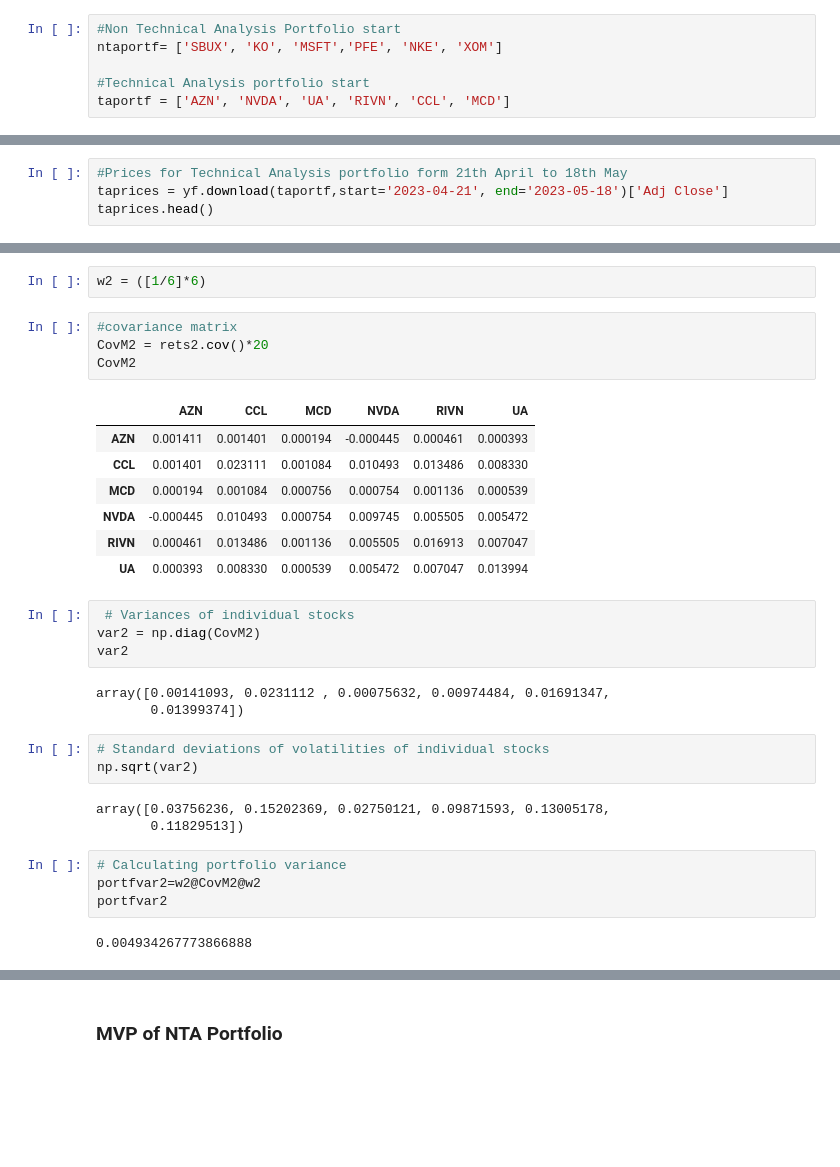
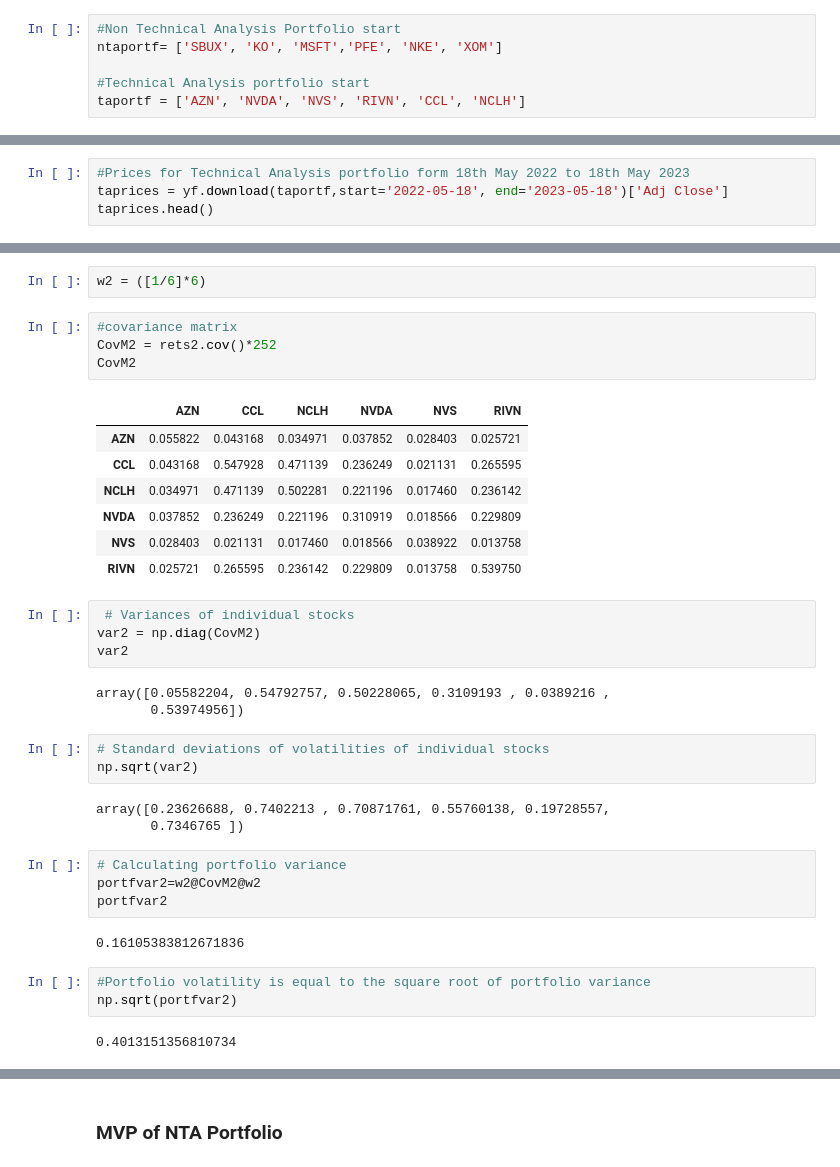
Before and after one commit to raketic-ognjen/Market-Watch-Tech-Analysis, a Jupyter notebook: TechAnalysis_Team6.ipynb, the cells around one changed output, grey strips where cells are left out. Cells and saved outputs as stored; diff of their text form; blank space fills up the shorter version.

```diff
--- a/TechAnalysis_Team6.ipynb
+++ b/TechAnalysis_Team6.ipynb
@@ -73,7 +73,7 @@ According to TA starting portfolio, we use 6 companies:
 ntaportf= ['SBUX', 'KO', 'MSFT','PFE', 'NKE', 'XOM']
 
 #Technical Analysis portfolio start
-taportf = ['AZN', 'NVDA', 'UA', 'RIVN', 'CCL', 'MCD']
+taportf = ['AZN', 'NVDA', 'NVS', 'RIVN', 'CCL', 'NCLH']
 # %% [markdown]
 ### Prices for NTA portfolio
 # %%
@@ -92,8 +92,8 @@ ntaprices.head()
 # %% [markdown]
 ### Prices for TA portfolio
 # %%
-#Prices for Technical Analysis portfolio form 21th April to 18th May
-taprices = yf.download(taportf,start='2023-04-21', end='2023-05-18')['Adj Close']
+#Prices for Technical Analysis portfolio form 18th May 2022 to 18th May 2023
+taprices = yf.download(taportf,start='2022-05-18', end='2023-05-18')['Adj Close']
 taprices.head()
 # %% [output]
 [*********************100%%**********************]  6 of 6 completed
@@ -439,35 +439,40 @@ inv.pV(w1,rets1),inv.pV(w1,rets1,vol=True)
 w2 = ([1/6]*6)
 # %%
 #covariance matrix
-CovM2 = rets2.cov()*20
+CovM2 = rets2.cov()*252
 CovM2
 # %% [output]
-|  | AZN | CCL | MCD | NVDA | RIVN | UA |
-| AZN | 0.001411 | 0.001401 | 0.000194 | -0.000445 | 0.000461 | 0.000393 |
-| CCL | 0.001401 | 0.023111 | 0.001084 | 0.010493 | 0.013486 | 0.008330 |
-| MCD | 0.000194 | 0.001084 | 0.000756 | 0.000754 | 0.001136 | 0.000539 |
-| NVDA | -0.000445 | 0.010493 | 0.000754 | 0.009745 | 0.005505 | 0.005472 |
-| RIVN | 0.000461 | 0.013486 | 0.001136 | 0.005505 | 0.016913 | 0.007047 |
-| UA | 0.000393 | 0.008330 | 0.000539 | 0.005472 | 0.007047 | 0.013994 |
+|  | AZN | CCL | NCLH | NVDA | NVS | RIVN |
+| AZN | 0.055822 | 0.043168 | 0.034971 | 0.037852 | 0.028403 | 0.025721 |
+| CCL | 0.043168 | 0.547928 | 0.471139 | 0.236249 | 0.021131 | 0.265595 |
+| NCLH | 0.034971 | 0.471139 | 0.502281 | 0.221196 | 0.017460 | 0.236142 |
+| NVDA | 0.037852 | 0.236249 | 0.221196 | 0.310919 | 0.018566 | 0.229809 |
+| NVS | 0.028403 | 0.021131 | 0.017460 | 0.018566 | 0.038922 | 0.013758 |
+| RIVN | 0.025721 | 0.265595 | 0.236142 | 0.229809 | 0.013758 | 0.539750 |
 # %%
  # Variances of individual stocks
 var2 = np.diag(CovM2)
 var2
 # %% [output]
-array([0.00141093, 0.0231112 , 0.00075632, 0.00974484, 0.01691347,
-       0.01399374])
+array([0.05582204, 0.54792757, 0.50228065, 0.3109193 , 0.0389216 ,
+       0.53974956])
 # %%
 # Standard deviations of volatilities of individual stocks
 np.sqrt(var2)
 # %% [output]
-array([0.03756236, 0.15202369, 0.02750121, 0.09871593, 0.13005178,
-       0.11829513])
+array([0.23626688, 0.7402213 , 0.70871761, 0.55760138, 0.19728557,
+       0.7346765 ])
 # %%
 # Calculating portfolio variance
 portfvar2=w2@CovM2@w2
 portfvar2
 # %% [output]
-0.004934267773866888
+0.16105383812671836
+# %%
+#Portfolio volatility is equal to the square root of portfolio variance
+np.sqrt(portfvar2)
+# %% [output]
+0.4013151356810734
 # %%
 #Correlations
 rets2.corr()
```
Also changed, not shown: parts of 47 cells of this notebook.
